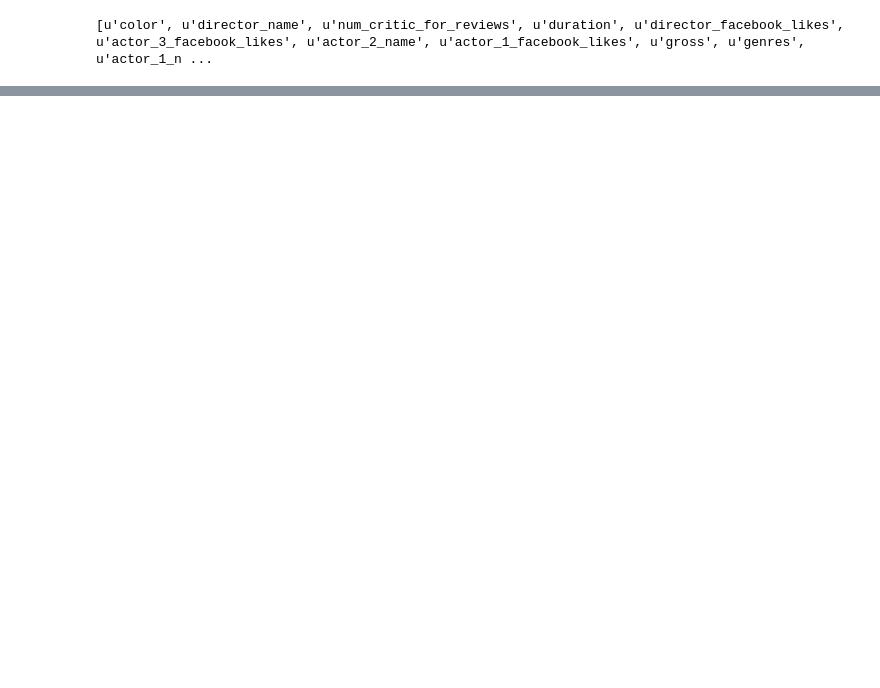
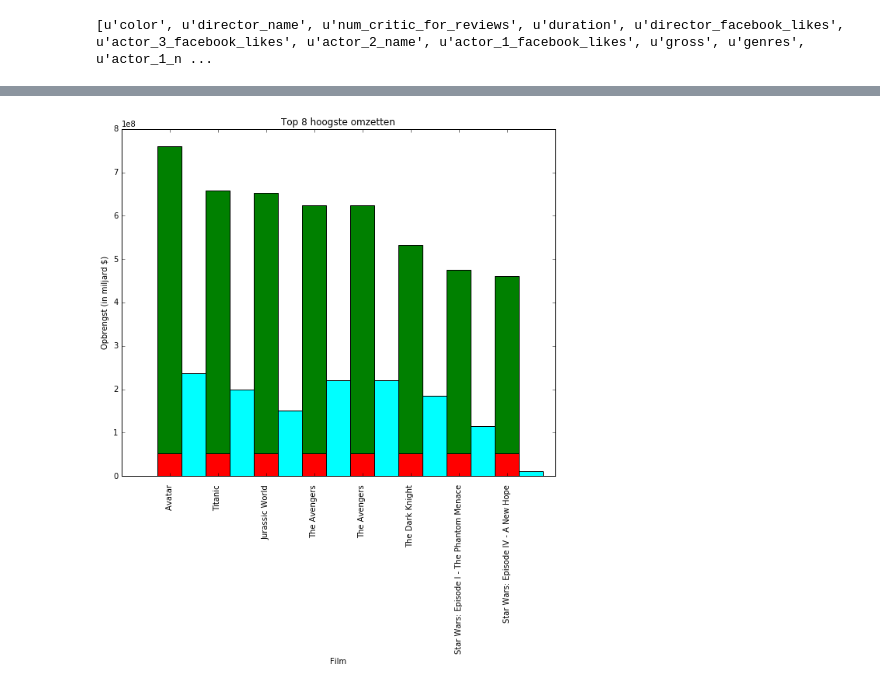
Before and after one commit to RamazanDemir565/Data-Mining, a Jupyter notebook: IMDB_data_mining_Ezgi.ipynb, the cells around one changed output, grey strips where cells are left out. Saved outputs shown, nothing was run; the diff lists cells and outputs as text; code cells hidden in the pictures; blank space fills up the shorter version.

```diff
--- a/IMDB_data_mining_Ezgi.ipynb
+++ b/IMDB_data_mining_Ezgi.ipynb
@@ -100,0 +180,35 @@ imdb_genre = movie_data.map(lambda x: float(x[25])).filter(lambda x: x[25] <= 10
+# %%
+gross = new_rdd.filter(lambda x: '' not in x)
+grossa = gross.map(lambda x:(float(x[7]), x[0])).sortByKey(False)
+
+gross_values = grossa.map(lambda x: x[0])
+gross_names = grossa.map(lambda x: x[1])
+array_x = [x for x in gross_names.toLocalIterator()]
+array_y = [x for x in gross_values.toLocalIterator()]
+
+grossb = gross.map(lambda x:(float(x[7]), x[6])).sortByKey(False)
+gross_budget = grossb.map(lambda x: x[1])
+array_budget = [x for x in gross_budget.toLocalIterator()]
+
+y = array_y[:8]
+y2 = array_budget[:8]
+x = np.arange(len(y))
+labels = array_x[:8]
+
+threshold = np.mean(array_y)
+
+# opsplitsen boven en onder gemiddelde
+above_threshold = np.maximum(y - threshold, 0)
+below_threshold = np.minimum(y, threshold)
+
+fig = plt.figure(figsize=(10, 8))
+plt.title("Top 8 hoogste omzetten")
+plt.bar(x, below_threshold, width=0.5, color="red", align="center")
+plt.bar(x, above_threshold, width=0.5, color="green", bottom=below_threshold, align="center")
+plt.bar(x + 0.5, y2, width=0.5, color="cyan", align="center" )
+plt.xticks(x , labels, rotation=90, fontsize=10)
+plt.ylabel("Opbrengst (in miljard $)")
+plt.xlabel("Film")
+plt.show()
+# %% [output]
+[figure, added]
```
Also changed, not shown: parts of 13 cells of this notebook.
